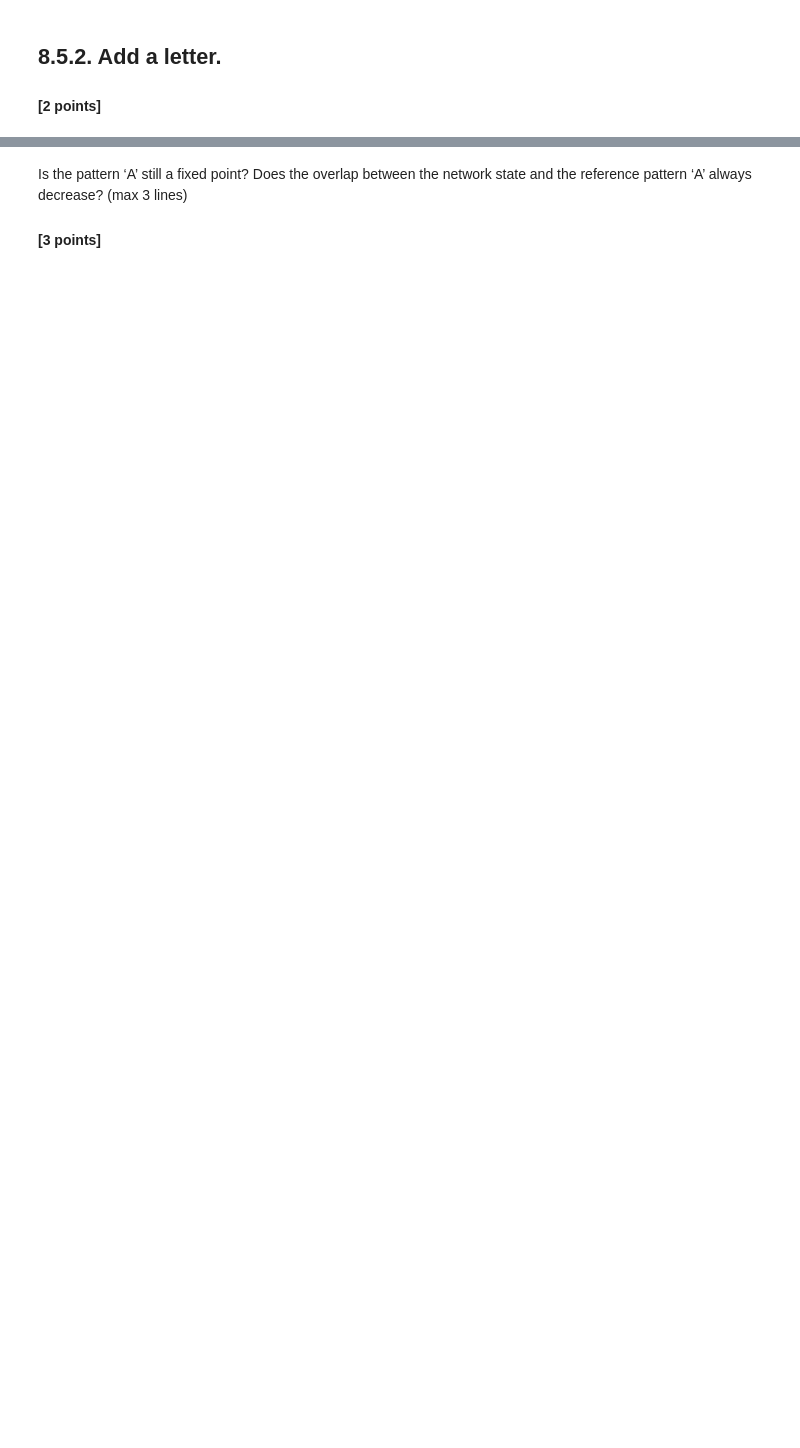
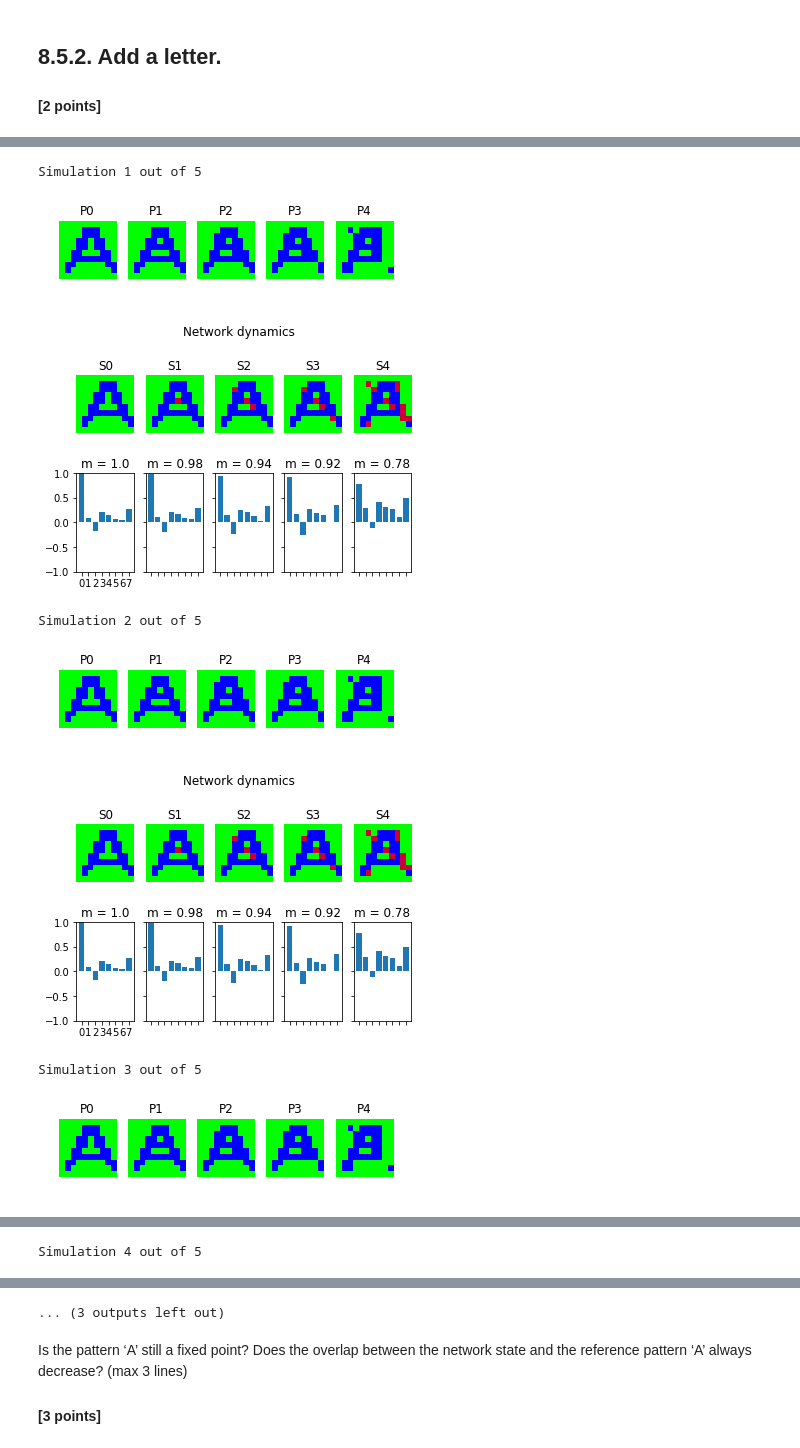
Before and after one commit to fedeflo2/Bestbio1, a Jupyter notebook: Ex8_firstName_lastName_000.ipynb, the cells around one changed output, grey strips where cells are left out. Saved outputs shown, nothing was run; the diff lists cells and outputs as text; code cells hidden in the pictures; blank space fills up the shorter version.

```diff
--- a/Ex8_firstName_lastName_000.ipynb
+++ b/Ex8_firstName_lastName_000.ipynb
@@ -356,0 +383,27 @@ ValueError: shape mismatch: value array of shape (100,) could not be broadcast t
+# %%
+for i in range(5):
+    np.random.seed(235+i)
+    # # create a noisy version of a pattern and use that to initialize the network
+    noisy_init_state = pattern_tools.get_noisy_copy(abc_dictionary['A'], noise_level=0)
+    hopfield_net.set_state_from_pattern(noisy_init_state)
+
+    # from this initial state, let the network dynamics evolve.
+    states = hopfield_net.run_with_monitoring(nr_steps=4)
+
+    # each network state is a vector. reshape it to the same shape used to create the patterns.
+    states_as_patterns = pattern_tools.reshape_patterns(states, pattern_list[0].shape)
+
+    # plot the states of the network
+    print('Simulation {} out of 5'.format(i+1))
+    plot_tools.plot_pattern_list(states_as_patterns)
+    plot_tools.plot_state_sequence_and_overlap(
+        states_as_patterns, pattern_list, reference_idx=0, suptitle="Network dynamics")
+# %% [output]
+Simulation 1 out of 5
+[figure, added]
+[figure, added]
+Simulation 2 out of 5
+[figure, added]
+[figure, added]
+Simulation 3 out of 5
+[figure, added]
@@ -356,0 +411 @@ ValueError: shape mismatch: value array of shape (100,) could not be broadcast t
+Simulation 4 out of 5
@@ -357,3 +414,4 @@ ValueError: shape mismatch: value array of shape (100,) could not be broadcast t
+... (3 outputs left out)
 # %% [markdown]
 Is the pattern ‘A’ still a fixed point?
 Does the overlap between the network state and the reference pattern ‘A’ always decrease? (max 3 lines)
```
Also changed, not shown: parts of 29 cells of this notebook.
